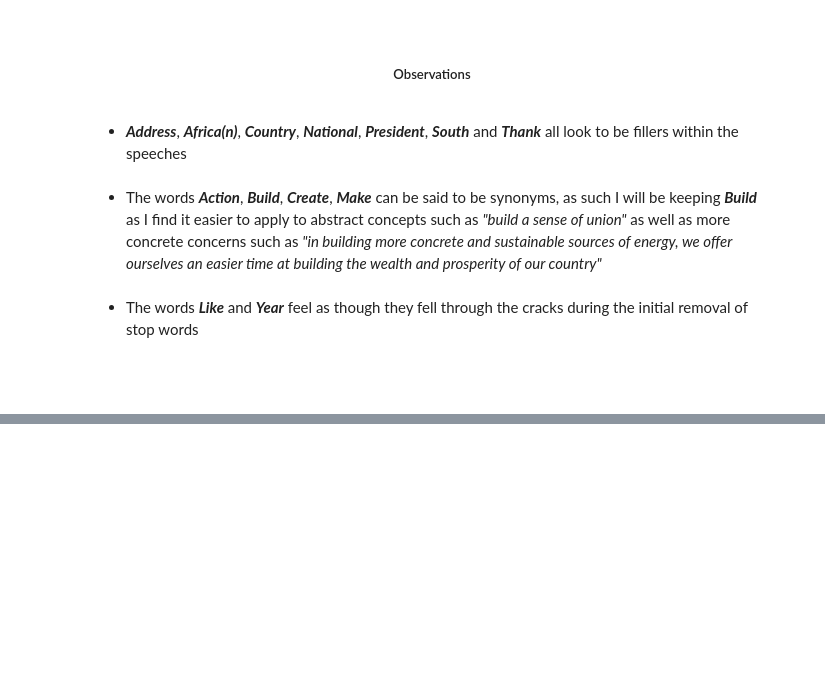
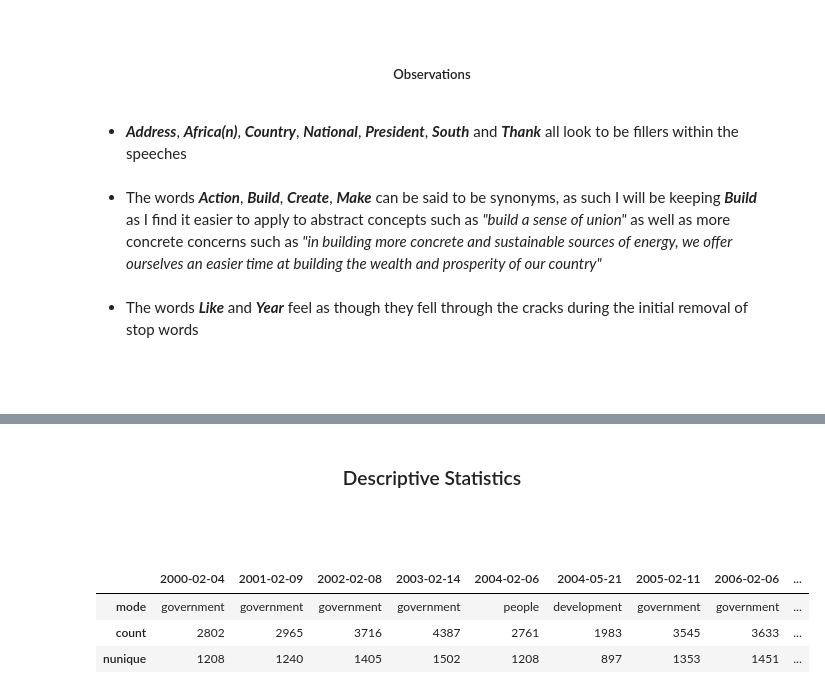
Before and after one commit to MondeAnna/state-of-the-nation-and-nlp, a Jupyter notebook: notebooks/state_of_the_nation_nlp.ipynb, the cells around one changed output, grey strips where cells are left out. Saved outputs shown, nothing was run; the diff lists cells and outputs as text; code cells hidden in the pictures; blank space fills up the shorter version.

```diff
--- a/notebooks/state_of_the_nation_nlp.ipynb
+++ b/notebooks/state_of_the_nation_nlp.ipynb
@@ -630,0 +638,24 @@ speeches.speech = speeches.tokenized.apply(
+# %% [markdown]
+<h3 align="Center">Descriptive Statistics</h3>
+
+<br />
+<br />
+# %%
+descriptive_stats = [
+    pd.Series(
+        data={
+            "mode": pd.Series(speeches.tokenized[year]).mode().values[0],
+            "count": pd.Series(speeches.tokenized[year]).shape[0],
+            "nunique": pd.Series(speeches.tokenized[year]).nunique(),
+        },
+        name=year,
+    )
+    for year in speeches.index
+]
+
+pd.DataFrame(descriptive_stats).T.iloc[:, :11]
+# %% [output]
+|  | 2000-02-04 | 2001-02-09 | 2002-02-08 | 2003-02-14 | 2004-02-06 | 2004-05-21 | 2005-02-11 | 2006-02-06 | ... |
+| mode | government | government | government | government | people | development | government | government | ... |
+| count | 2802 | 2965 | 3716 | 4387 | 2761 | 1983 | 3545 | 3633 | ... |
+| nunique | 1208 | 1240 | 1405 | 1502 | 1208 | 897 | 1353 | 1451 | ... |
```
Also changed, not shown: parts of 12 cells of this notebook.
